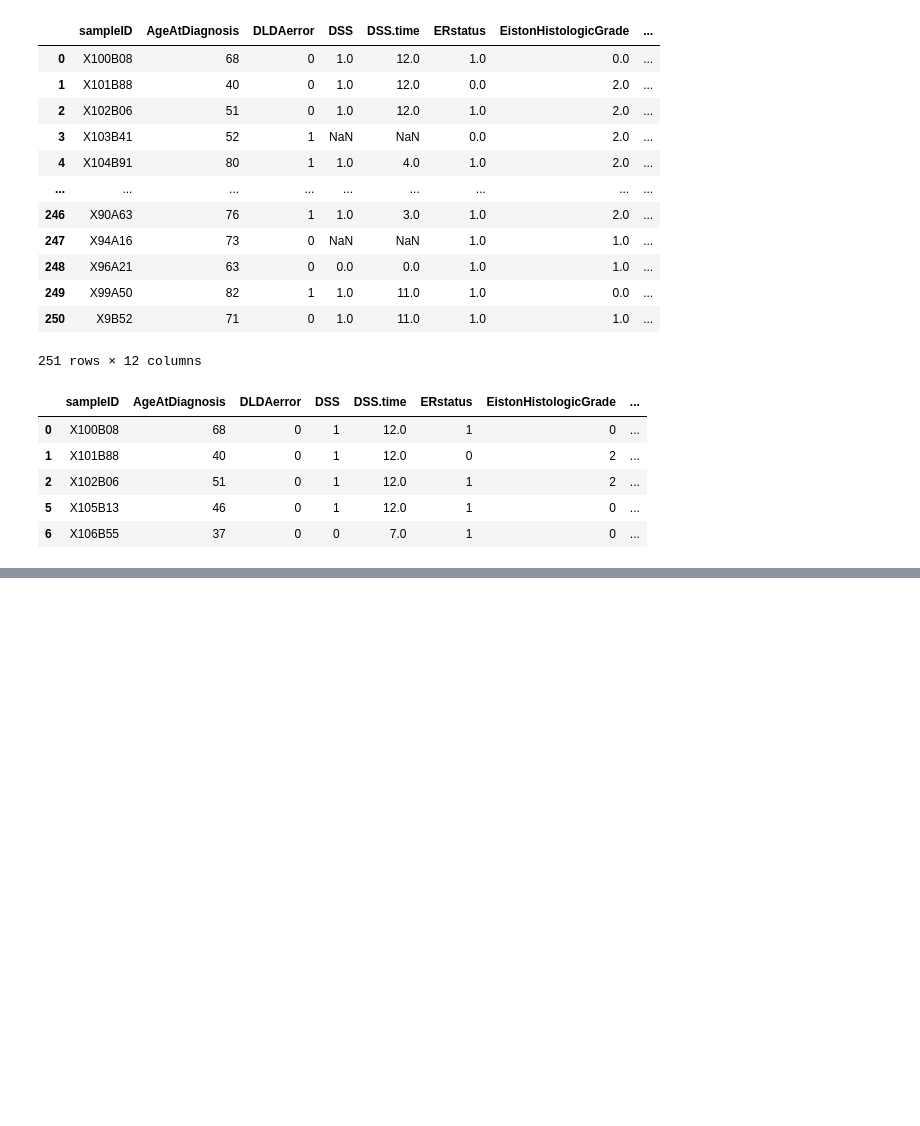
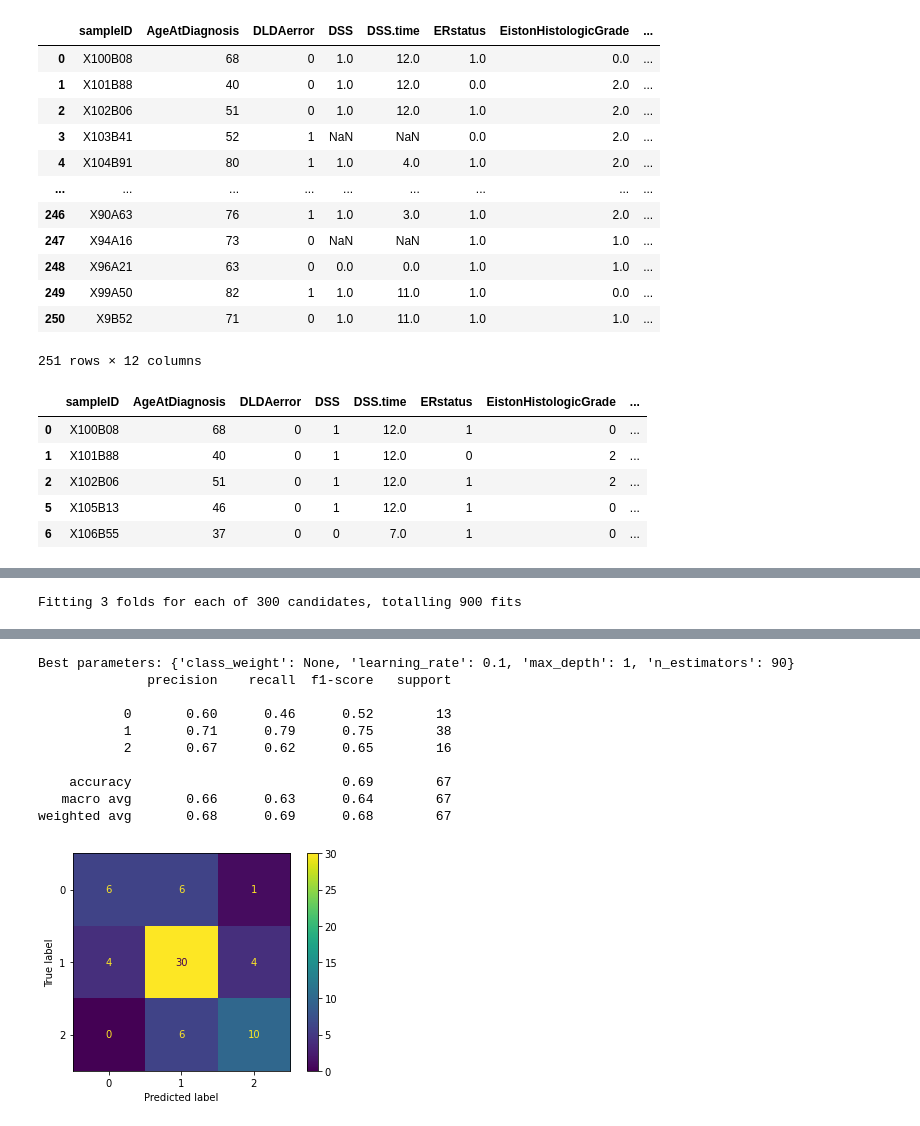
Before and after one commit to faizanhemotra/Breast-Cancer-Phenotype, a Jupyter notebook: analysis.ipynb, the cells around one changed output, grey strips where cells are left out. Drawn from its saved outputs; the diff is of its cells as text; code cells hidden in the pictures; blank space fills up the shorter version.

```diff
--- a/analysis.ipynb
+++ b/analysis.ipynb
@@ -268,0 +437,8 @@ weighted avg       0.32      0.57      0.41        67
+# %%
+# Light Gradient Boosting Machine Model Results and Elston Histologic Grade as the target column
+results(
+    lightgbm_grid,
+    *data_split(neg_X_columns=['EistonHistologicGrade', 'sampleID'],
+                y_column='EistonHistologicGrade'))
+# %% [output]
+Fitting 3 folds for each of 300 candidates, totalling 900 fits
@@ -268,0 +449,11 @@ weighted avg       0.32      0.57      0.41        67
+Best parameters: {'class_weight': None, 'learning_rate': 0.1, 'max_depth': 1, 'n_estimators': 90}
+              precision    recall  f1-score   support
+
+           0       0.60      0.46      0.52        13
+           1       0.71      0.79      0.75        38
+           2       0.67      0.62      0.65        16
+
+    accuracy                           0.69        67
+   macro avg       0.66      0.63      0.64        67
+weighted avg       0.68      0.69      0.68        67
+[figure, added]
```
Also changed, not shown: parts of 24 cells of this notebook.
